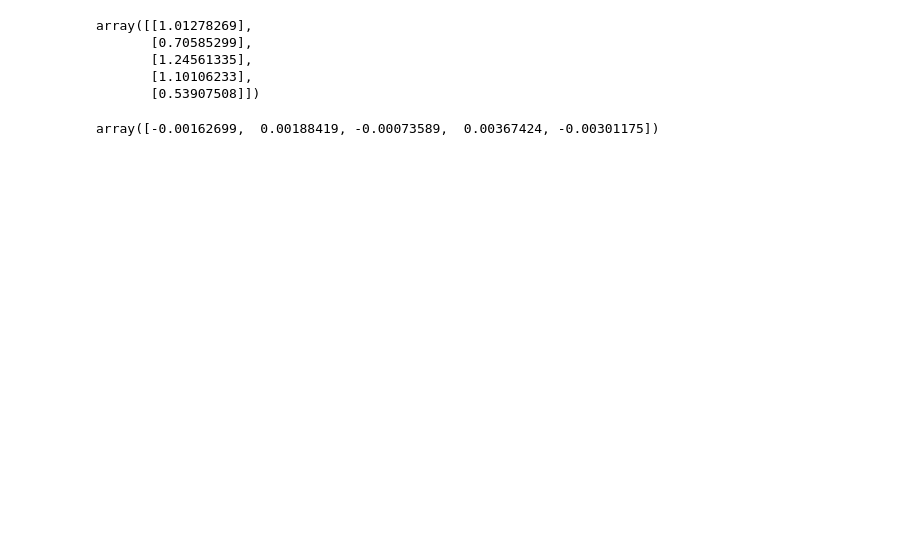
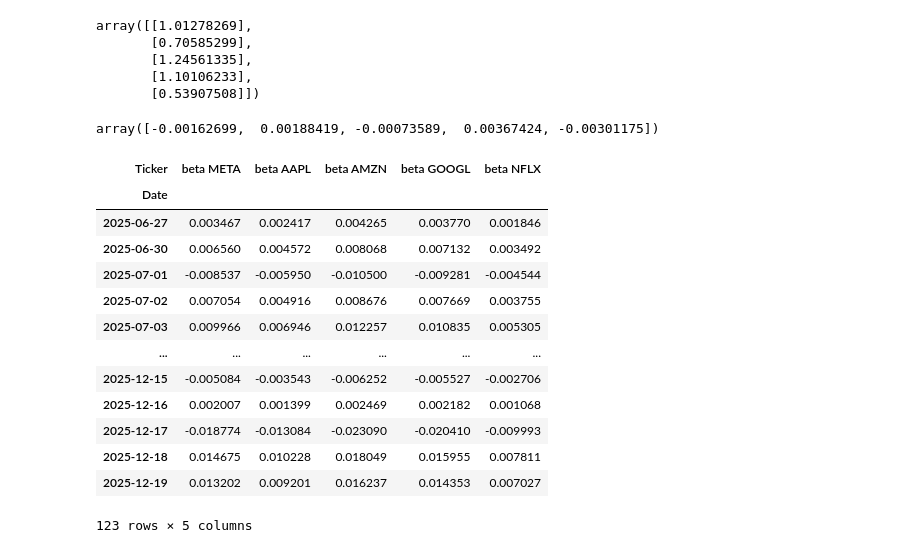
Before and after one commit to Nandinho42069/Learning_resources, a Jupyter notebook: Quant_course/Homework4.ipynb, the cells around one changed output. Cells and saved outputs as stored; diff of their text form; code cells hidden in the pictures; blank space fills up the shorter version.

```diff
--- a/Quant_course/Homework4.ipynb
+++ b/Quant_course/Homework4.ipynb
@@ -62,3 +62,29 @@ array([[1.01278269],
 model.intercept_
 # %% [output]
 array([-0.00162699,  0.00188419, -0.00073589,  0.00367424, -0.00301175])
+# %%
+beta_META['beta META'] = model.coef_[0][0] * X
+beta_AAPL['beta AAPL'] = model.coef_[1][0] * X
+beta_AMZN['beta AMZN'] = model.coef_[2][0] * X
+beta_GOOGL['beta GOOGL'] = model.coef_[3][0] * X
+beta_NFLX['beta NFLX'] = model.coef_[4][0] * X
+
+beta_contr = pd.concat([beta_META, beta_AAPL, beta_AMZN, beta_GOOGL, beta_NFLX], axis=1)
+beta_contr = beta_contr.drop(columns=["QQQ"])
+# %%
+beta_contr
+# %% [output]
+| Ticker | beta META | beta AAPL | beta AMZN | beta GOOGL | beta NFLX |
+| Date |  |  |  |  |  |
+| 2025-06-27 | 0.003467 | 0.002417 | 0.004265 | 0.003770 | 0.001846 |
+| 2025-06-30 | 0.006560 | 0.004572 | 0.008068 | 0.007132 | 0.003492 |
+| 2025-07-01 | -0.008537 | -0.005950 | -0.010500 | -0.009281 | -0.004544 |
+| 2025-07-02 | 0.007054 | 0.004916 | 0.008676 | 0.007669 | 0.003755 |
+| 2025-07-03 | 0.009966 | 0.006946 | 0.012257 | 0.010835 | 0.005305 |
+| ... | ... | ... | ... | ... | ... |
+| 2025-12-15 | -0.005084 | -0.003543 | -0.006252 | -0.005527 | -0.002706 |
+| 2025-12-16 | 0.002007 | 0.001399 | 0.002469 | 0.002182 | 0.001068 |
+| 2025-12-17 | -0.018774 | -0.013084 | -0.023090 | -0.020410 | -0.009993 |
+| 2025-12-18 | 0.014675 | 0.010228 | 0.018049 | 0.015955 | 0.007811 |
+| 2025-12-19 | 0.013202 | 0.009201 | 0.016237 | 0.014353 | 0.007027 |
+123 rows × 5 columns
```
Also changed, not shown: parts of 4 cells of this notebook, 3 other files.
